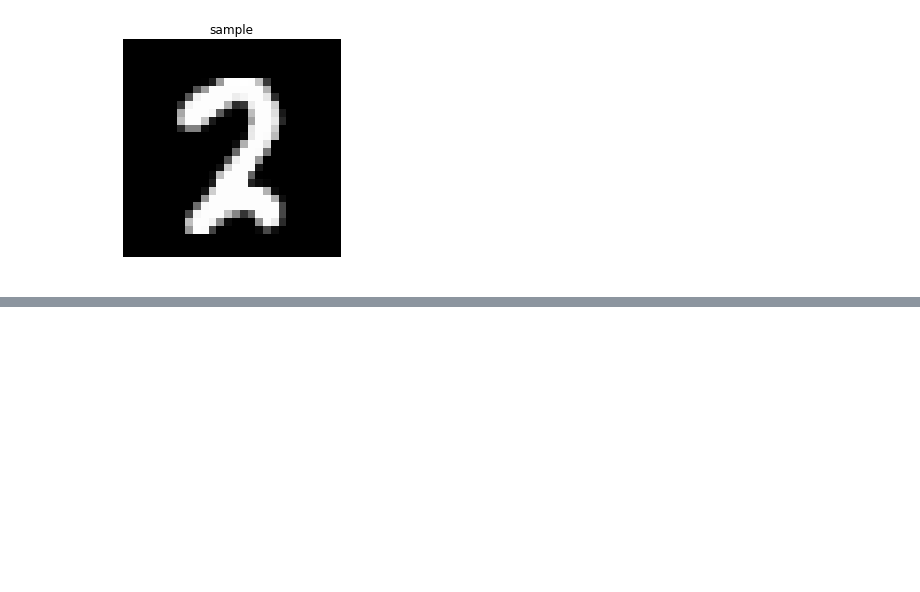
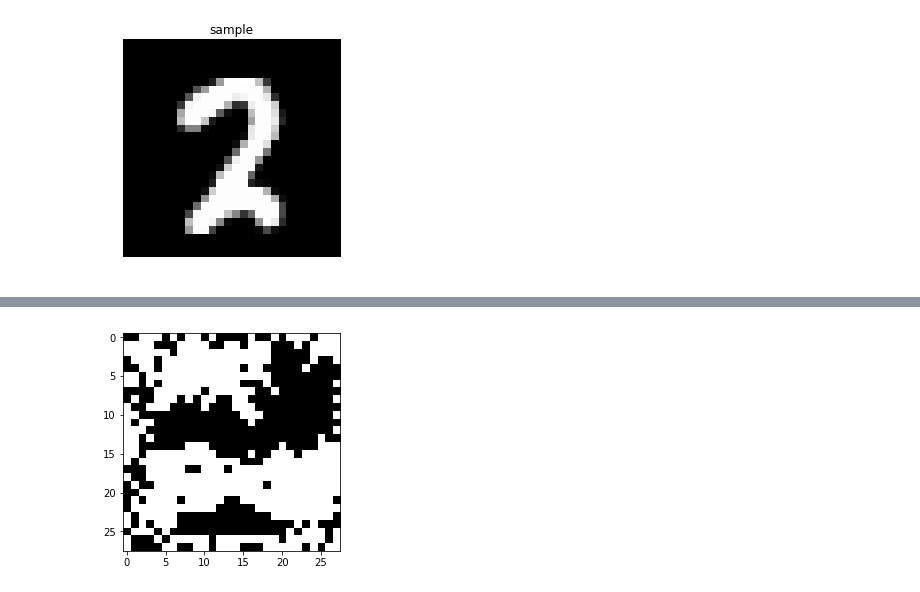
Before and after one commit to VieVie31/cool-papers-in-pytorch, a Jupyter notebook: mnist_attack_demo.ipynb, the cells around one changed output, grey strips where cells are left out. Saved outputs shown, nothing was run; the diff lists cells and outputs as text; code cells hidden in the pictures; blank space fills up the shorter version.

```diff
--- a/mnist_attack_demo.ipynb
+++ b/mnist_attack_demo.ipynb
@@ -239,0 +343,5 @@ for i in range(16):
+# %%
+plt.imshow(residual[1][0].detach().numpy(), cmap='gray')
+plt.show()
+# %% [output]
+[figure, added]
```
Also changed, not shown: parts of 18 cells of this notebook.
